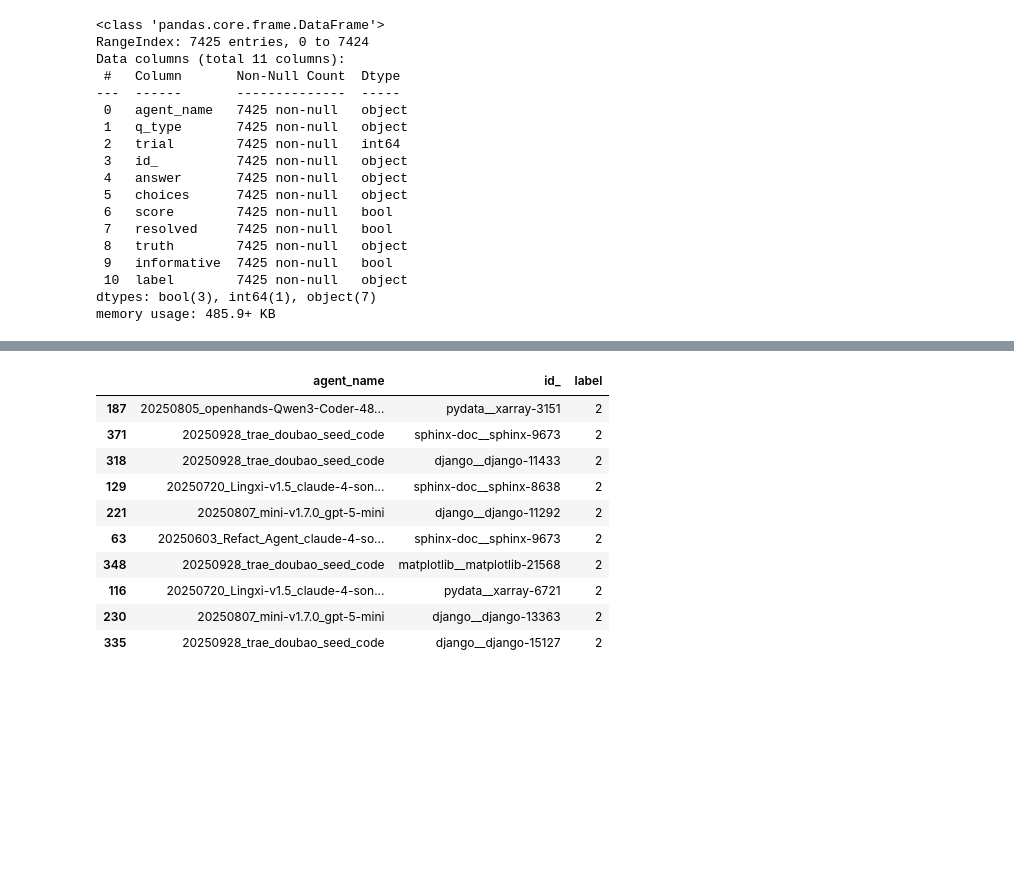
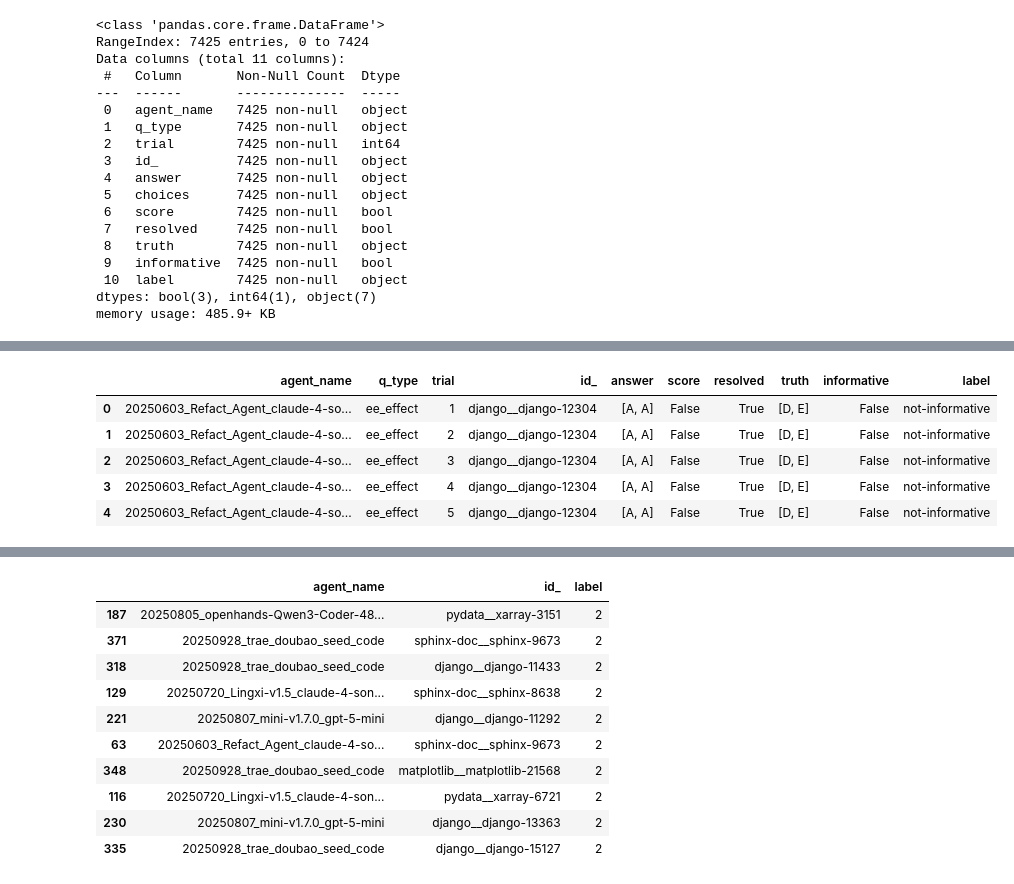
Before and after one commit to pan2013e/explainbench, a Jupyter notebook: results_analysis/rq2_analysis.ipynb, the cells around one changed output, grey strips where cells are left out. Saved outputs shown, nothing was run; the diff lists cells and outputs as text; code cells hidden in the pictures; blank space fills up the shorter version.

```diff
--- a/results_analysis/rq2_analysis.ipynb
+++ b/results_analysis/rq2_analysis.ipynb
@@ -577,0 +579,11 @@ filtered_df = (
+# %%
+ee.drop(columns=["choices"], inplace=True)
+# %%
+ee.head()
+# %% [output]
+|  | agent_name | q_type | trial | id_ | answer | score | resolved | truth | informative | label |
+| 0 | 20250603_Refact_Agent_claude-4-so... | ee_effect | 1 | django__django-12304 | [A, A] | False | True | [D, E] | False | not-informative |
+| 1 | 20250603_Refact_Agent_claude-4-so... | ee_effect | 2 | django__django-12304 | [A, A] | False | True | [D, E] | False | not-informative |
+| 2 | 20250603_Refact_Agent_claude-4-so... | ee_effect | 3 | django__django-12304 | [A, A] | False | True | [D, E] | False | not-informative |
+| 3 | 20250603_Refact_Agent_claude-4-so... | ee_effect | 4 | django__django-12304 | [A, A] | False | True | [D, E] | False | not-informative |
+| 4 | 20250603_Refact_Agent_claude-4-so... | ee_effect | 5 | django__django-12304 | [A, A] | False | True | [D, E] | False | not-informative |
```
Also changed, not shown: parts of 24 cells of this notebook, 2 other files.
